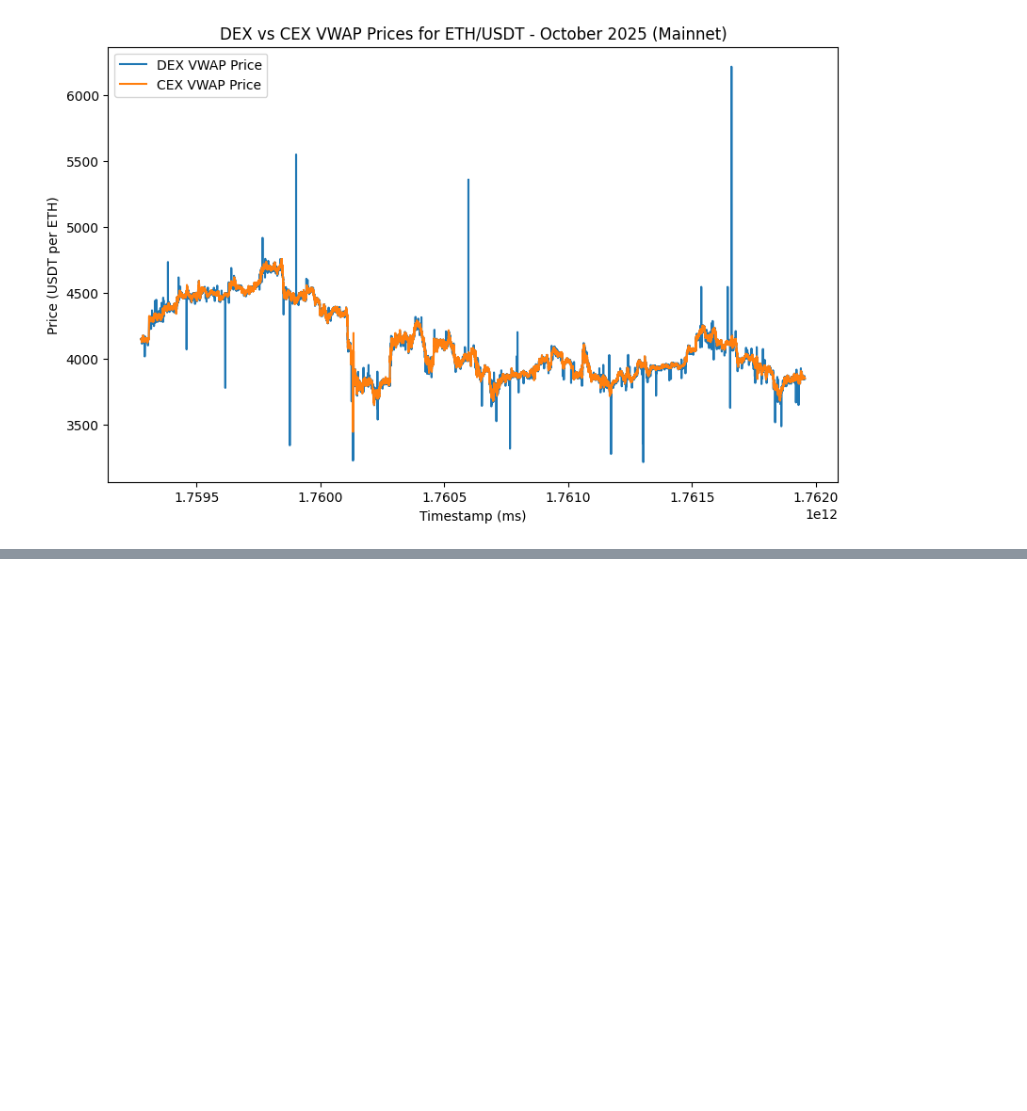
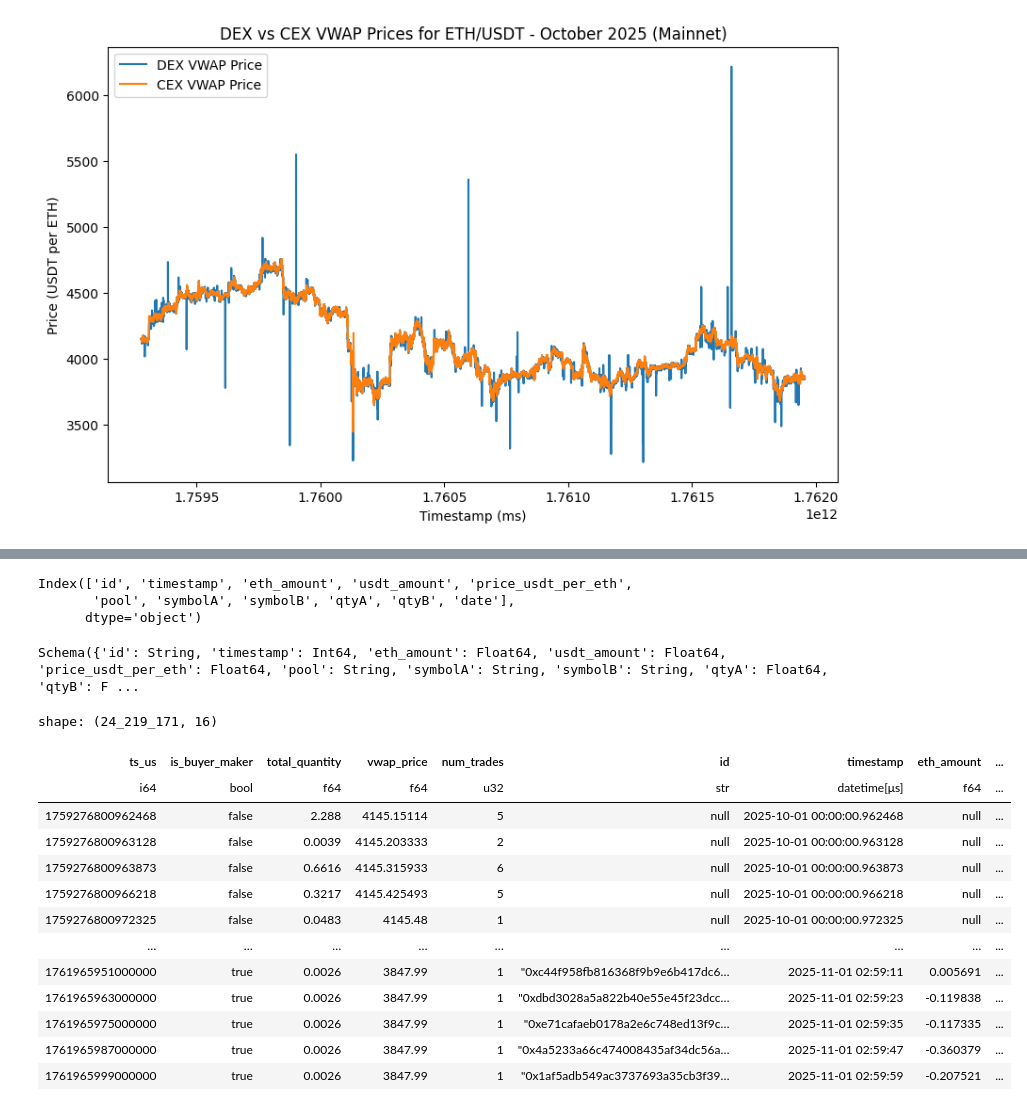
Before and after one commit to 50und/blockchain_final_project_2025, a Jupyter notebook: final_project.ipynb, the cells around one changed output, grey strips where cells are left out. Drawn from its saved outputs; the diff is of its cells as text; code cells hidden in the pictures; blank space fills up the shorter version.

```diff
--- a/final_project.ipynb
+++ b/final_project.ipynb
@@ -2498,0 +2581,2 @@ plt.show()
+# %%
+out = aggregate_exact_timestamp(eth_usdt)
@@ -2498,0 +2679,2 @@ plt.show()
+# %%
+out = aggregate_bursts_polars(eth_usdt, microsecond_threshold=10)
@@ -2498,0 +2700,2 @@ plt.show()
+# %%
+df_eth = pq.read_table("eth_usdt_uniswap_v3_mainnet_oct2025").to_pandas()
@@ -2498,0 +2718,6 @@ plt.show()
+# %%
+df_eth.columns
+# %% [output]
+Index(['id', 'timestamp', 'eth_amount', 'usdt_amount', 'price_usdt_per_eth',
+       'pool', 'symbolA', 'symbolB', 'qtyA', 'qtyB', 'date'],
+      dtype='object')
@@ -2498,0 +2775,11 @@ plt.show()
+# %%
+# Clean DEX dataframe so Polars doesn't create Object dtype columns
+df_eth_clean = df_eth.copy()
+
+# Cast all object columns to string
+obj_cols = df_eth_clean.select_dtypes(include=["object"]).columns
+df_eth_clean[obj_cols] = df_eth_clean[obj_cols].astype(str)
+df_eth_pl = pl.from_pandas(df_eth_clean)
+print(df_eth_pl.schema)
+# %% [output]
+Schema({'id': String, 'timestamp': Int64, 'eth_amount': Float64, 'usdt_amount': Float64, 'price_usdt_per_eth': Float64, 'pool': String, 'symbolA': String, 'symbolB': String, 'qtyA': Float64, 'qtyB': F ...
@@ -2498,0 +2788,17 @@ plt.show()
+# %%
+merged
+# %% [output]
+shape: (24_219_171, 16)
+| ts_us | is_buyer_maker | total_quantity | vwap_price | num_trades | id | timestamp | eth_amount | ... |
+| i64 | bool | f64 | f64 | u32 | str | datetime[μs] | f64 | ... |
+| 1759276800962468 | false | 2.288 | 4145.15114 | 5 | null | 2025-10-01 00:00:00.962468 | null | ... |
+| 1759276800963128 | false | 0.0039 | 4145.203333 | 2 | null | 2025-10-01 00:00:00.963128 | null | ... |
+| 1759276800963873 | false | 0.6616 | 4145.315933 | 6 | null | 2025-10-01 00:00:00.963873 | null | ... |
+| 1759276800966218 | false | 0.3217 | 4145.425493 | 5 | null | 2025-10-01 00:00:00.966218 | null | ... |
+| 1759276800972325 | false | 0.0483 | 4145.48 | 1 | null | 2025-10-01 00:00:00.972325 | null | ... |
+| … | … | … | … | … | … | … | … | ... |
+| 1761965951000000 | true | 0.0026 | 3847.99 | 1 | "0xc44f958fb816368f9b9e6b417dc6… | 2025-11-01 02:59:11 | 0.005691 | ... |
+| 1761965963000000 | true | 0.0026 | 3847.99 | 1 | "0xdbd3028a5a822b40e55e45f23dcc… | 2025-11-01 02:59:23 | -0.119838 | ... |
+| 1761965975000000 | true | 0.0026 | 3847.99 | 1 | "0xe71cafaeb0178a2e6c748ed13f9c… | 2025-11-01 02:59:35 | -0.117335 | ... |
+| 1761965987000000 | true | 0.0026 | 3847.99 | 1 | "0x4a5233a66c474008435af34dc56a… | 2025-11-01 02:59:47 | -0.360379 | ... |
+| 1761965999000000 | true | 0.0026 | 3847.99 | 1 | "0x1af5adb549ac3737693a35cb3f39… | 2025-11-01 02:59:59 | -0.207521 | ... |
```
Also changed, not shown: parts of 27 cells of this notebook.
